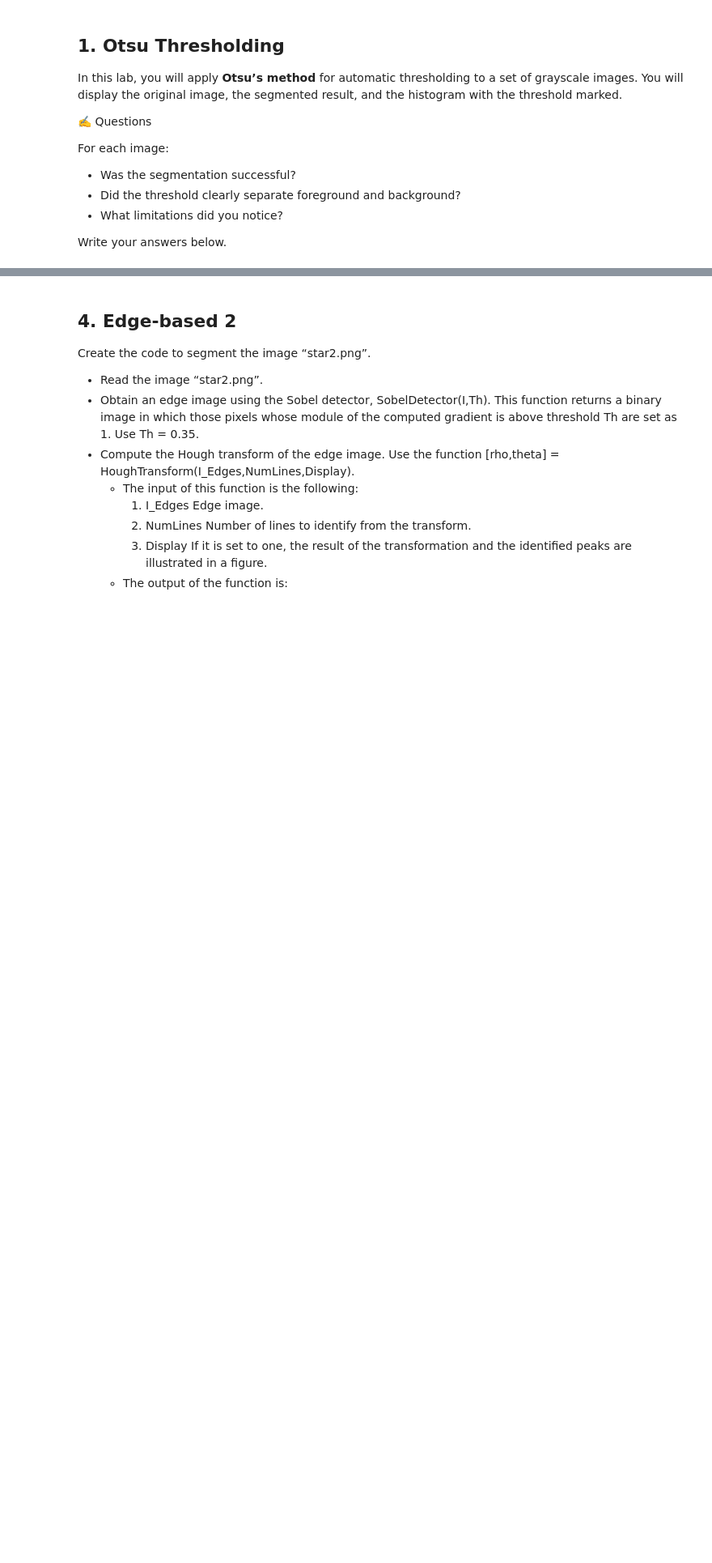
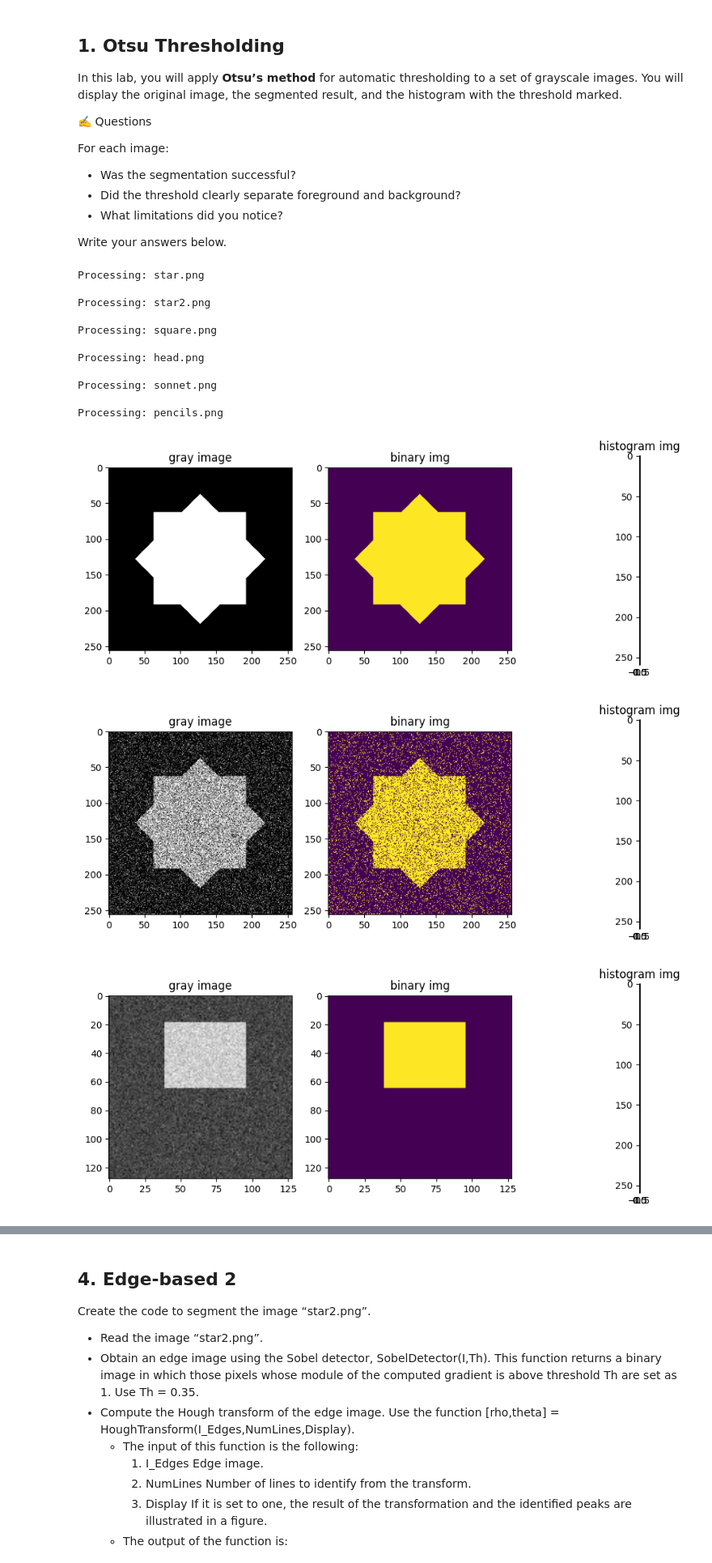
Before and after one commit to NatXiao/101_Git_exercise, a Jupyter notebook: 8-Image-Processing/2-Image-Segmentation/Lab/python/material/sw/segmentation_lab.ipynb, the cells around one changed output, grey strips where cells are left out. Shown at 81% size. Drawn from its saved outputs; the diff is of its cells as text; code cells hidden in the pictures; blank space fills up the shorter version.

```diff
--- a/8-Image-Processing/2-Image-Segmentation/Lab/python/material/sw/segmentation_lab.ipynb
+++ b/8-Image-Processing/2-Image-Segmentation/Lab/python/material/sw/segmentation_lab.ipynb
@@ -32,35 +32,54 @@ Write your answers below.
 # %%
 import os
 import numpy as np
 import matplotlib.pyplot as plt
 from skimage.io import imread
 from skimage.filters import threshold_otsu
 from pathlib import Path
 import cv2
 
 def otsu_threshold(image_path):
 
   # Load image in grayscale
-  img = imread(image_path, True)
+  img = cv2.imread(str(image_path), cv2.IMREAD_GRAYSCALE)
 
   # Compute histogram (OpenCV)
-  imghist = cv2.calcHist(img)
+  imghist = cv2.calcHist([img], [0], None, [256], [0, 256])
 
   # Normalize image to [0, 1] for threshold_otsu (expects float)
-  thresholdImg = threshold_otsu(img)
+  threshold_val  = threshold_otsu(img /255.0) *255
 
   # Binarize image using threshold
-  binImg = cv2.threshold(img, thresholdImg)
-  print("hlo")
+  _, binImg = cv2.threshold(img, threshold_val, 255, cv2.THRESH_BINARY)
 
   # Plot everything
-  imPlot = plt.imread(img)
-  imPlot2 = plt.imshow(binImg)
+  fig, axes = plt.subplots(1, 3, figsize=(12, 4))
+  axes[0].imshow(img, cmap='gray')
+  axes[0].set_title("gray image")
+  axes[1].imshow(binImg)
+  axes[1].set_title("binary img")
+  axes[2].imshow(imghist)
+  axes[2].set_title("histogram img")
 
 # Path to your files (use sorted and glob to get all the images)
-image_files = Path("/content/").glob(".png")
+image_files = Path("/content/").glob("*.png")
 #img_path =
 
 for img_path in image_files:
     print(f"\nProcessing: {img_path.name}")
     otsu_threshold(img_path)
+# %% [output]
+Processing: star.png
+
+Processing: star2.png
+
+Processing: square.png
+
+Processing: head.png
+
+Processing: sonnet.png
+
+Processing: pencils.png
+[figure, added]
+[figure, added]
+[figure, added]
```
Also changed, not shown: parts of 2 cells of this notebook.
